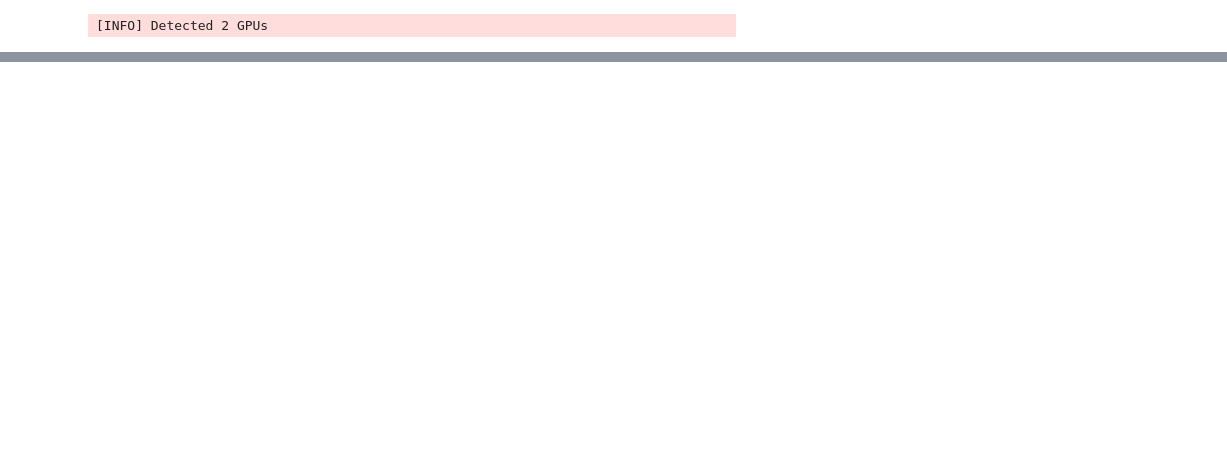
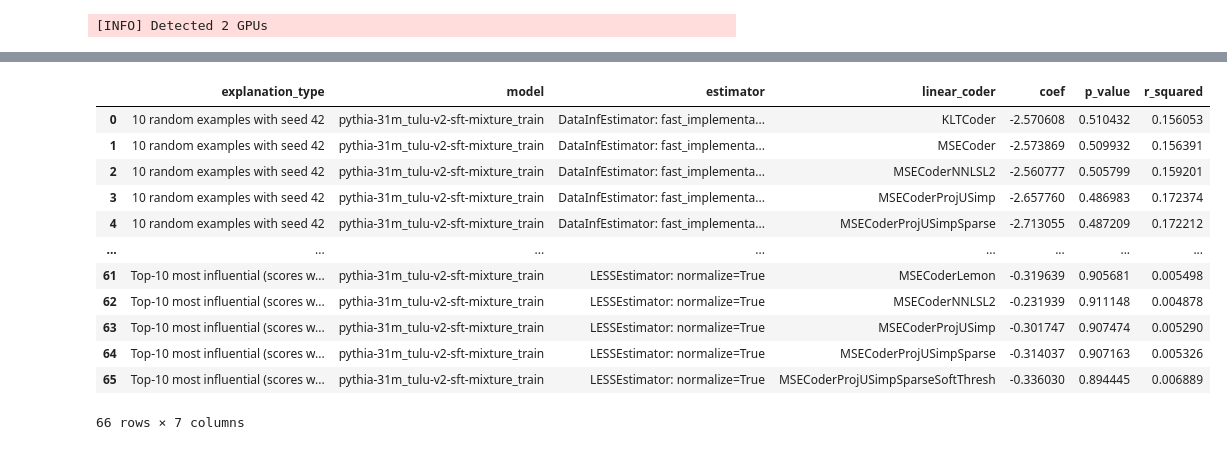
Before and after one commit to loris3/ceelm, a Jupyter notebook: validation.ipynb, the cells around one changed output, grey strips where cells are left out. Cells and saved outputs as stored; diff of their text form; code cells hidden in the pictures; blank space fills up the shorter version.

```diff
--- a/validation.ipynb
+++ b/validation.ipynb
@@ -471,3 +373,46 @@ df
+# %%
+import statsmodels.api as sm
+import pandas as pd
+
+results = []
+
+for keys, group in df.groupby(["explanation_type", "model", "estimator", "linear_coder"]):
+    x = -pd.to_numeric(group["mse"], errors="coerce")  # negate MSE so lower is better
+    y = pd.to_numeric(group["delta_target_document"], errors="coerce")
+
+    mask = ~(x.isna() | y.isna())
+    x_clean, y_clean = x[mask], y[mask]
+
+
+    X = sm.add_constant(pd.DataFrame({"neg_mse": x_clean}))
+    model = sm.OLS(y_clean, X).fit()
+
+    results.append({
+        "explanation_type": keys[0],
+        "model": keys[1],
+        "estimator": keys[2],
+        "linear_coder": keys[3],
+        "coef": model.params.get("neg_mse", None),
+        "p_value": model.pvalues.get("neg_mse", None),
+        "r_squared": model.rsquared
+    })
+
+results_df = pd.DataFrame(results)
+results_df
+# %% [output]
+|  | explanation_type | model | estimator | linear_coder | coef | p_value | r_squared |
+| 0 | 10 random examples with seed 42 | pythia-31m_tulu-v2-sft-mixture_train | DataInfEstimator: fast_implementa... | KLTCoder | -2.570608 | 0.510432 | 0.156053 |
+| 1 | 10 random examples with seed 42 | pythia-31m_tulu-v2-sft-mixture_train | DataInfEstimator: fast_implementa... | MSECoder | -2.573869 | 0.509932 | 0.156391 |
+| 2 | 10 random examples with seed 42 | pythia-31m_tulu-v2-sft-mixture_train | DataInfEstimator: fast_implementa... | MSECoderNNLSL2 | -2.560777 | 0.505799 | 0.159201 |
+| 3 | 10 random examples with seed 42 | pythia-31m_tulu-v2-sft-mixture_train | DataInfEstimator: fast_implementa... | MSECoderProjUSimp | -2.657760 | 0.486983 | 0.172374 |
+| 4 | 10 random examples with seed 42 | pythia-31m_tulu-v2-sft-mixture_train | DataInfEstimator: fast_implementa... | MSECoderProjUSimpSparse | -2.713055 | 0.487209 | 0.172212 |
+| ... | ... | ... | ... | ... | ... | ... | ... |
+| 61 | Top-10 most influential (scores w... | pythia-31m_tulu-v2-sft-mixture_train | LESSEstimator: normalize=True | MSECoderLemon | -0.319639 | 0.905681 | 0.005498 |
+| 62 | Top-10 most influential (scores w... | pythia-31m_tulu-v2-sft-mixture_train | LESSEstimator: normalize=True | MSECoderNNLSL2 | -0.231939 | 0.911148 | 0.004878 |
+| 63 | Top-10 most influential (scores w... | pythia-31m_tulu-v2-sft-mixture_train | LESSEstimator: normalize=True | MSECoderProjUSimp | -0.301747 | 0.907474 | 0.005290 |
+| 64 | Top-10 most influential (scores w... | pythia-31m_tulu-v2-sft-mixture_train | LESSEstimator: normalize=True | MSECoderProjUSimpSparse | -0.314037 | 0.907163 | 0.005326 |
+| 65 | Top-10 most influential (scores w... | pythia-31m_tulu-v2-sft-mixture_train | LESSEstimator: normalize=True | MSECoderProjUSimpSparseSoftThresh | -0.336030 | 0.894445 | 0.006889 |
+66 rows × 7 columns
 # %%
 import statsmodels.api as sm
 
```
Also changed, not shown: parts of 14 cells of this notebook, 25 other files.
